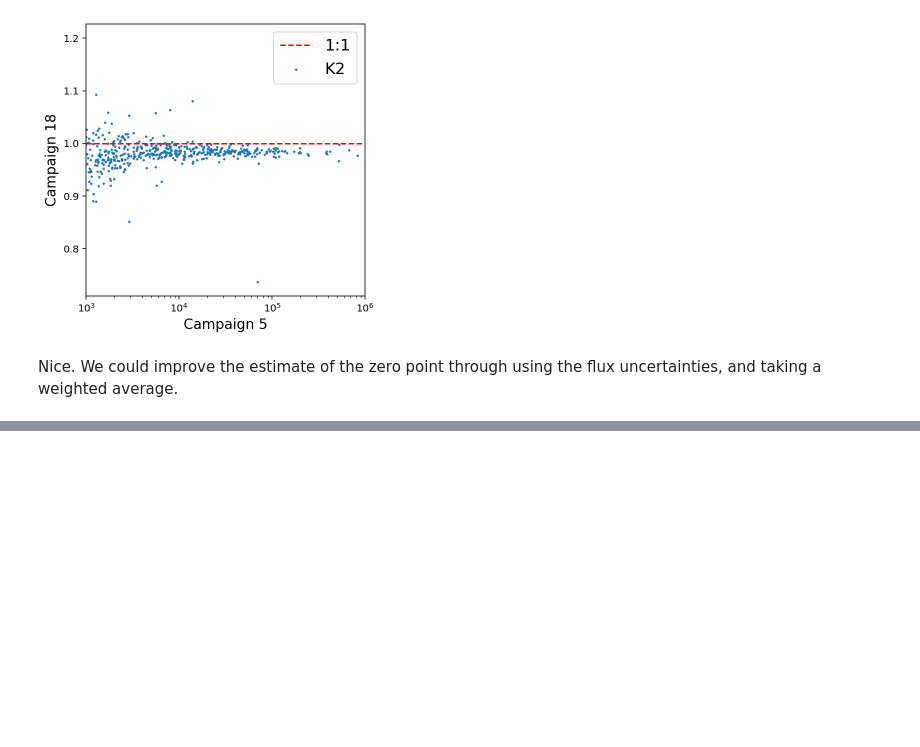
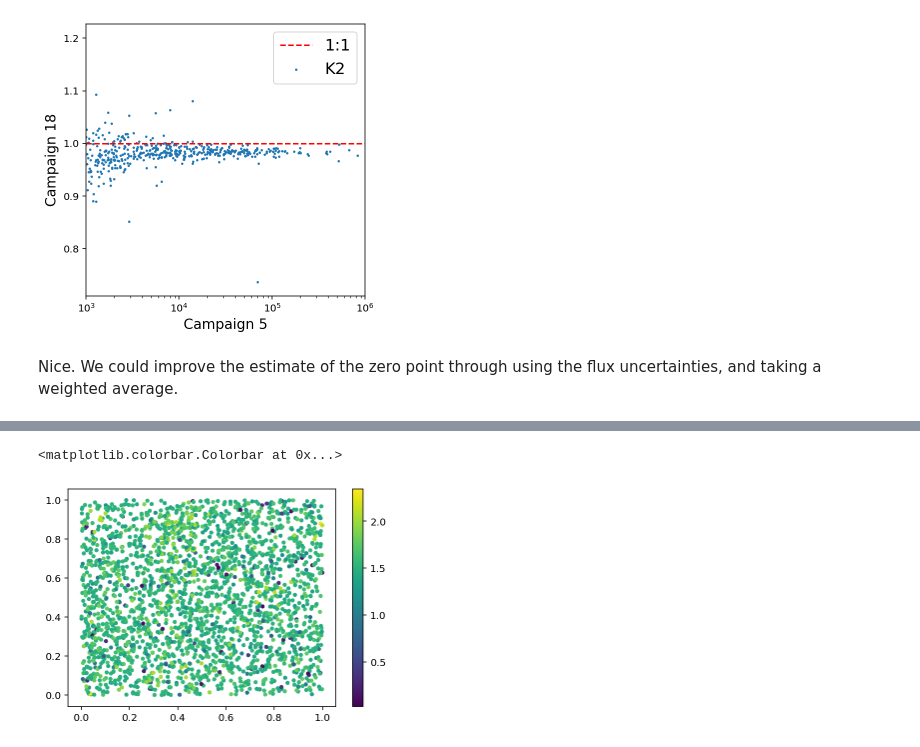
Before and after one commit to BrownDwarf/subsub, a Jupyter notebook: notebooks/FFI_zero_point_Results.ipynb, the cells around one changed output, grey strips where cells are left out. Cells and saved outputs as stored; diff of their text form; code cells hidden in the pictures; blank space fills up the shorter version.

```diff
--- a/notebooks/FFI_zero_point_Results.ipynb
+++ b/notebooks/FFI_zero_point_Results.ipynb
@@ -161,0 +219,6 @@ Nice.  We could improve the estimate of the zero point through using the flux un
+# %%
+sc = plt.scatter(df5['xpix_phase'], df5['ypix_phase'], c=df5['rel_flux'], s=10)
+plt.colorbar(sc)
+# %% [output]
+<matplotlib.colorbar.Colorbar at 0x...>
+[figure, added]
```
Also changed, not shown: parts of 6 cells of this notebook, 13 other files.
